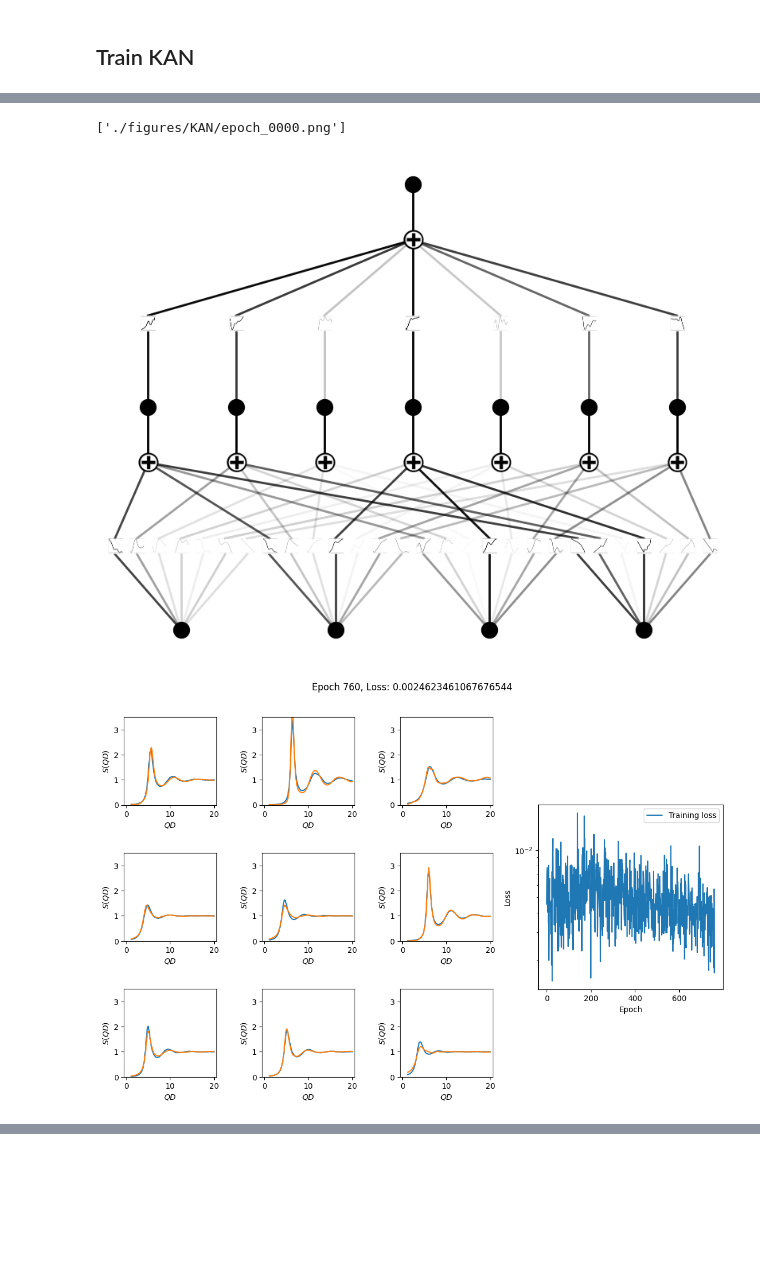
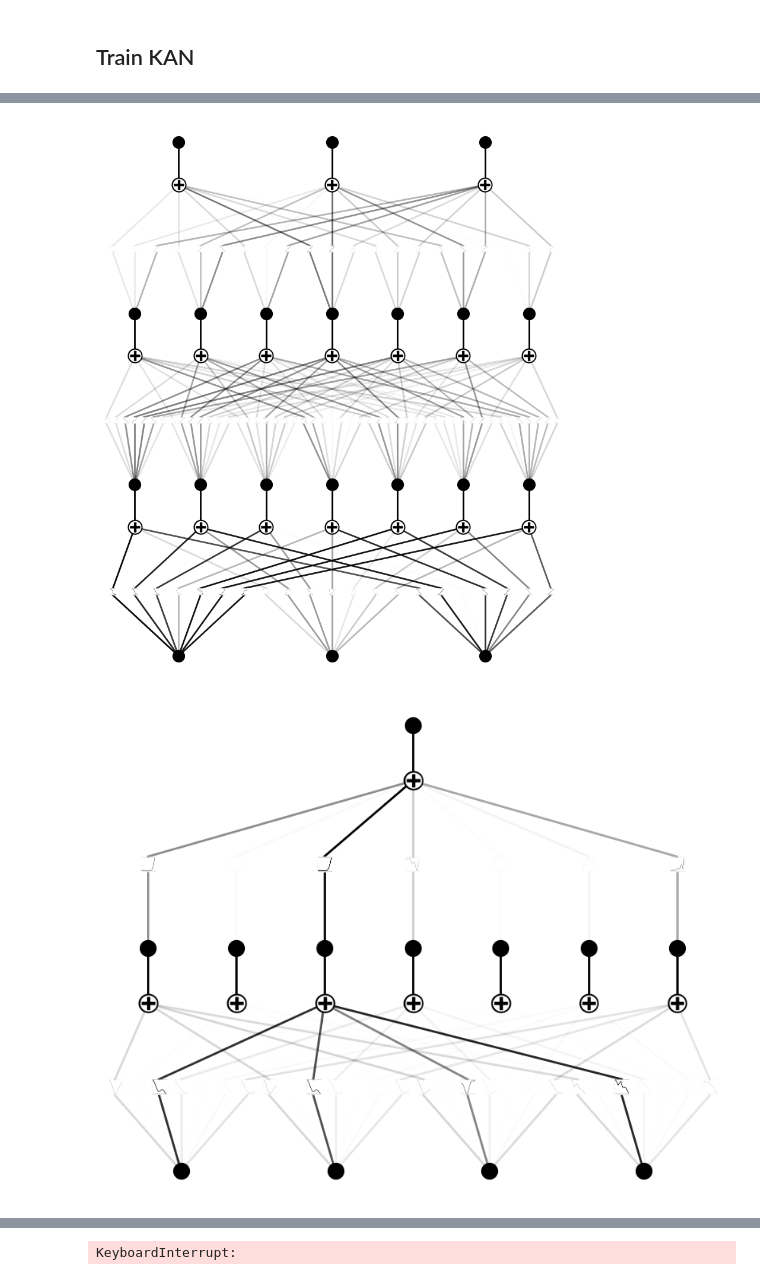
Before and after one commit to ch-tung/SQ_KAN, a Jupyter notebook: test_KAN_SQ.ipynb, the cells around one changed output, grey strips where cells are left out. Drawn from its saved outputs; the diff is of its cells as text; code cells hidden in the pictures; blank space fills up the shorter version.

```diff
--- a/test_KAN_SQ.ipynb
+++ b/test_KAN_SQ.ipynb
@@ -127,0 +33,3 @@ Outliers are at indices: (array([9139, 9158, 9159, 9178, 9179, 9619, 9639, 9658,
+# %%
+config_file = 'setup_ts.txt'
+x_train, y_train, Q_train = load_training_data(config_file)
@@ -316,5 +279,6 @@ def train_model_KAN(model, x_train, y_train, epochs=100, batch_size=256, lr=1e-3
             # plt.show()
 
         # if epoch % 10 == 0:
+            model.kan_aug.plot(scale=1)
             model.kan.plot(scale=1)
 # %%
@@ -327,14 +291 @@ train_model_KAN(model_KAN, x_train, y_train, epochs=100, batch_size=256, lr=5e-3
-# %%
-# Use glob to get the filenames
-save_path="./figures/KAN/"
-filenames = sorted(glob.glob(os.path.join(save_path, '*.png')))
-
-print(filenames)  # Print the filenames
-
-images = []
-for filename in filenames:
-    images.append(imageio.imread(filename))
-imageio.mimsave(os.path.join(save_path, 'training.gif'), images)
-# %% [output]
-['./figures/KAN/epoch_0000.png']
 # %%
@@ -342,6 +293,6 @@ torch.save(model_KAN.state_dict(), './saved_model/KAN/model_77_7_grid.pth')
 # %%
-model_KAN.load_state_dict(torch.load('./saved_model/KAN/model_77_7_grid.pth'))
+model_KAN.load_state_dict(torch.load('./saved_model/KAN/model_7_9_grid.pth'))
 train_model_KAN(model_KAN, x_train, y_train, epochs=1000, batch_size=128, lr=1e-3)
 # %% [output]
-[figure, old version]
+[figure, new version]
-[figure, old version]
+[figure, new version]
@@ -347,0 +300 @@ train_model_KAN(model_KAN, x_train, y_train, epochs=1000, batch_size=128, lr=1e-
+KeyboardInterrupt:
```
Also changed, not shown: parts of 11 cells of this notebook.
